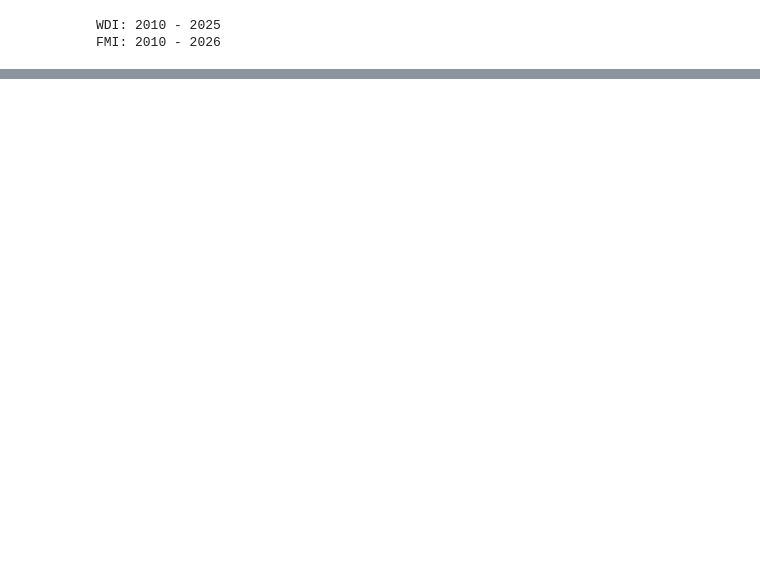
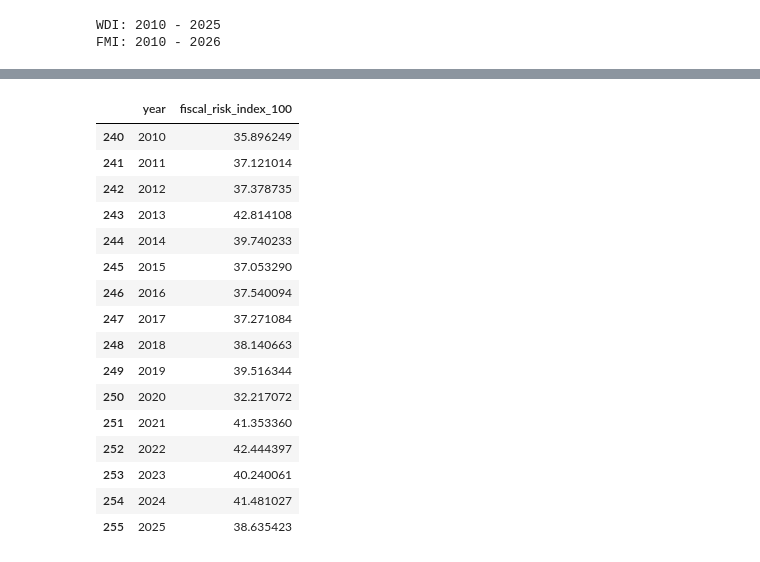
Before and after one commit to joaoseidler14-hub/fiscal-risk-model, a Jupyter notebook: merge_datasets.ipynb, the cells around one changed output, grey strips where cells are left out. Cells and saved outputs as stored; diff of their text form; code cells hidden in the pictures; blank space fills up the shorter version.

```diff
--- a/merge_datasets.ipynb
+++ b/merge_datasets.ipynb
@@ -294,3 +362,26 @@ panel_final
+# %%
+panel_final.loc[
+    panel_final["country"] == "Brazil",
+    ["year", "fiscal_risk_index_100"]
+].sort_values("year")
+# %% [output]
+|  | year | fiscal_risk_index_100 |
+| 240 | 2010 | 35.896249 |
+| 241 | 2011 | 37.121014 |
+| 242 | 2012 | 37.378735 |
+| 243 | 2013 | 42.814108 |
+| 244 | 2014 | 39.740233 |
+| 245 | 2015 | 37.053290 |
+| 246 | 2016 | 37.540094 |
+| 247 | 2017 | 37.271084 |
+| 248 | 2018 | 38.140663 |
+| 249 | 2019 | 39.516344 |
+| 250 | 2020 | 32.217072 |
+| 251 | 2021 | 41.353360 |
+| 252 | 2022 | 42.444397 |
+| 253 | 2023 | 40.240061 |
+| 254 | 2024 | 41.481027 |
+| 255 | 2025 | 38.635423 |
 # %%
 panel_final.to_csv(
     "fiscal_risk_index.csv",
```
Also changed, not shown: parts of 25 cells of this notebook, 9 other files.
